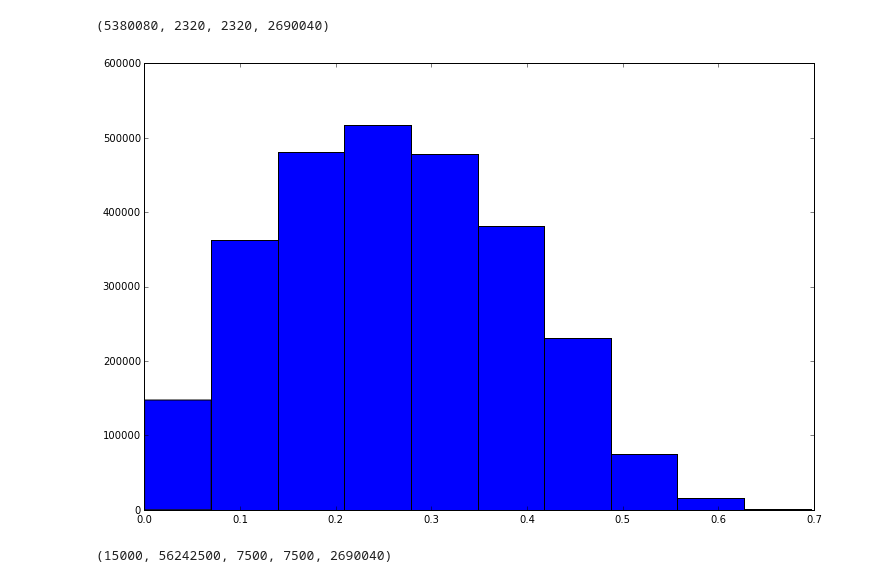
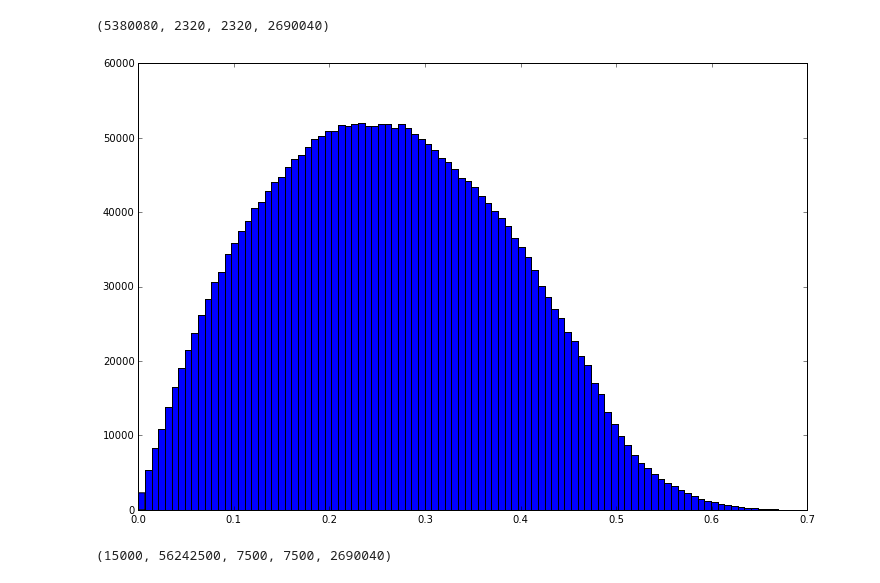
Before and after one commit to bunny-basher/astr497a, a Jupyter notebook: homework/hw1/MarcusBowyer.ipynb, the cells around one changed output. Saved outputs shown, nothing was run; the diff lists cells and outputs as text; code cells hidden in the pictures.

```diff
--- a/homework/hw1/MarcusBowyer.ipynb
+++ b/homework/hw1/MarcusBowyer.ipynb
@@ -107,9 +108,9 @@ size(X), size(L), size(B), size(dist)
 # %%
 # plot histogram for all distance pairs
 fig, ax = subplots(figsize=(12,8))
-ax.hist(dist);
+ax.hist(dist,bins=100);
 # %% [output]
-[figure, old version]
+[figure, new version]
 # %%
 ## The distribution will always be Gaussian as shown below.
 Z = np.random.rand(2,7500)
```
Also changed, not shown: parts of 3 cells of this notebook.
